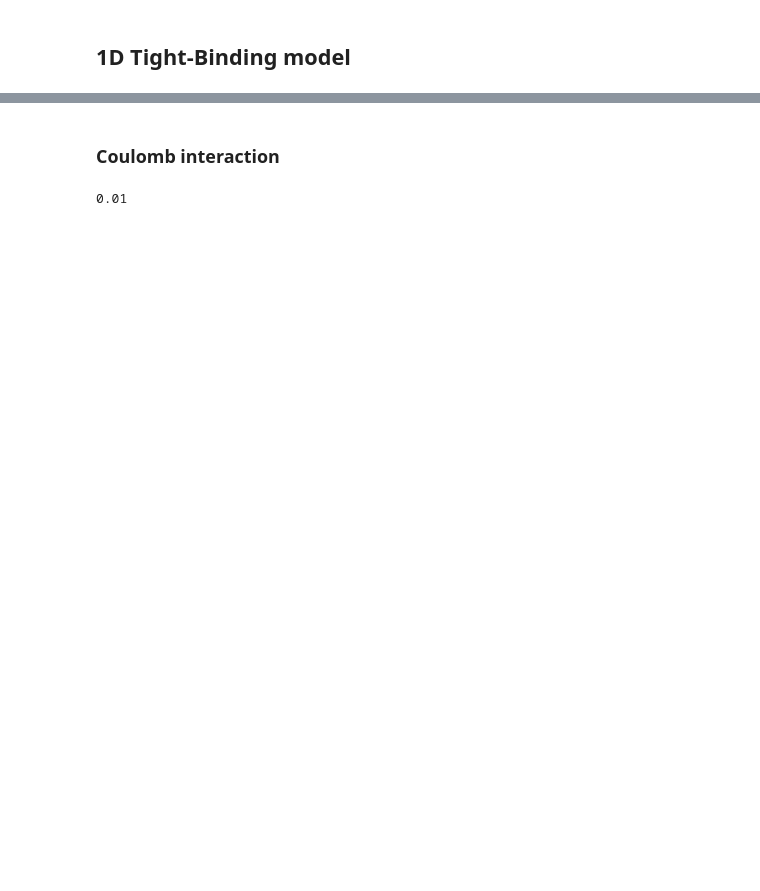
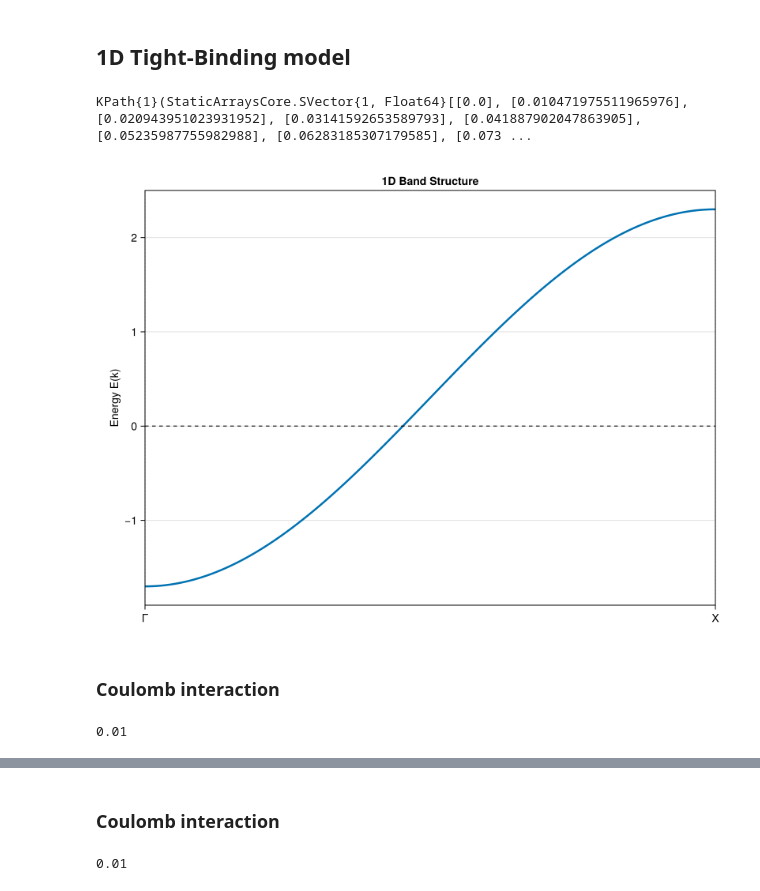
Before and after one commit to ymzhang0/Eliashberg, a Jupyter notebook: examples/plasmon.ipynb, the cells around one changed output, grey strips where cells are left out. Saved outputs shown, nothing was run; the diff lists cells and outputs as text; code cells hidden in the pictures; blank space fills up the shorter version.

```diff
--- a/examples/plasmon.ipynb
+++ b/examples/plasmon.ipynb
@@ -21,2 +17,31 @@ SYSTEM: caught exception of type :MethodError while trying to print a failed Tas
-# %% [markdown]
-## 1D Tight-Binding model
+# %% [markdown]
+## 1D Tight-Binding model
+# %%
+lattice= ChainLattice(1.5) # 晶格常数 1.5 的一维链
+kgrid = generate_reciprocal_lattice(lattice, 2000)
+
+tb = TightBinding(lattice, 1.0, -0.3)
+
+path = generate_kpath(lattice; n_pts_per_segment=200)
+# %% [output]
+KPath{1}(StaticArraysCore.SVector{1, Float64}[[0.0], [0.010471975511965976], [0.020943951023931952], [0.03141592653589793], [0.041887902047863905], [0.05235987755982988], [0.06283185307179585], [0.073 ...
+# %%
+band_data = compute_band_data(tb, path)
+f = plot(band_data)
+save("tb_1d_eband.png", f)
+f
+# %% [output]
+[figure, added]
+# %% [markdown]
+### Coulomb interaction
+# %%
+interaction = BareCoulombInteraction(0.01)
+
+fluctuation = DirectChannel()
+phis = range(0.0, 1.0, length=100)
+Ts = range(0.1, 0.4, length=10)
+
+omegas = range(0.0, 5.0, length=400)
+T_plasmon = 0.01
+# %% [output]
+0.01
```
Also changed, not shown: parts of 11 cells of this notebook, 6 other files.
